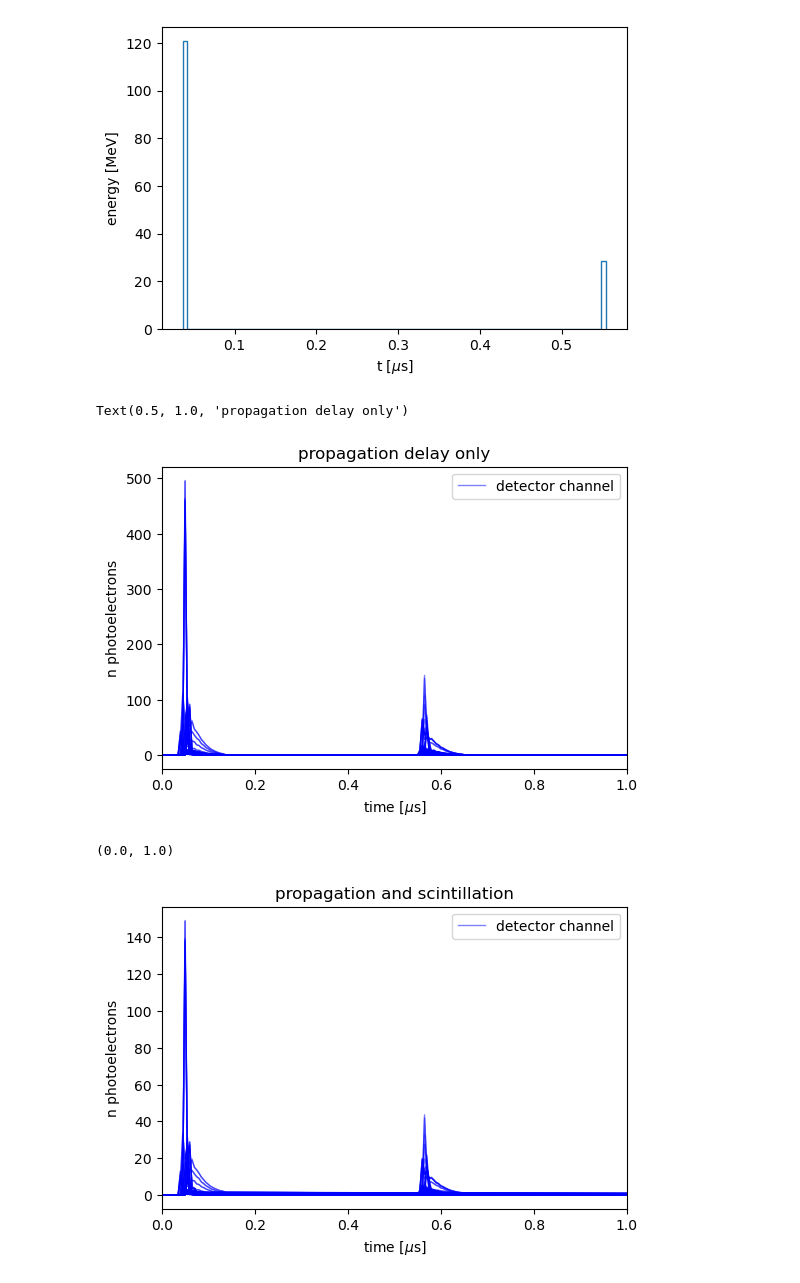
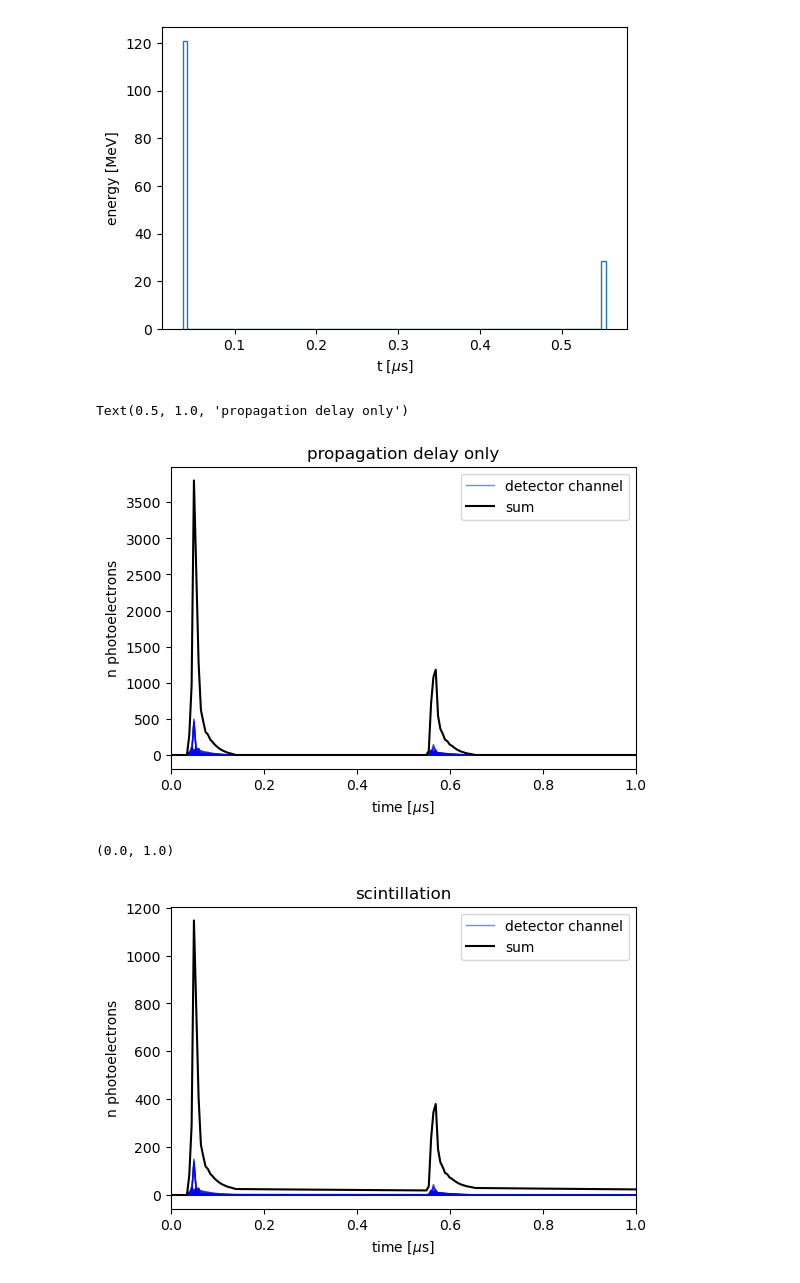
Before and after one commit to DUNE/larnd-sim, a Jupyter notebook: examples/Light signals.ipynb, the cells around one changed output. Drawn from its saved outputs; the diff is of its cells as text; code cells hidden in the pictures.

```diff
--- a/examples/Light signals.ipynb
+++ b/examples/Light signals.ipynb
@@ -430,7 +431,7 @@ for idet in range(light_sample_inc.shape[0]):
     plt.plot(np.arange(light_sample_inc.shape[1]) * LIGHT_TICK_SIZE + light_t_start, light_sample_inc[idet].get(),
              label='detector channel' if idet == 0 else None, color='b', lw=1, alpha=0.5)
 
-# plt.plot(np.arange(light_sample_inc.shape[1]) * LIGHT_TICK_SIZE + light_t_start, light_sample_inc.sum(axis=0).get(), label='sum', color='k')
+plt.plot(np.arange(light_sample_inc.shape[1]) * LIGHT_TICK_SIZE + light_t_start, light_sample_inc.sum(axis=0).get(), label='sum', color='k')
 plt.xlabel(r'time [$\mu$s]')
 plt.ylabel('n photoelectrons')
 plt.xlim(0,1)
@@ -438,7 +439,7 @@ plt.legend()
 plt.title('propagation delay only')
 # %% [output]
 Text(0.5, 1.0, 'propagation delay only')
-[figure, old version]
+[figure, new version]
 # %%
 RangePush("sim_scintillation")
 light_sample_inc_scint = cp.zeros_like(light_sample_inc)
@@ -451,19 +452,19 @@ RangePop()
 # %%
 plt.figure(dpi=100)
 for idet in range(light_sample_inc_scint.shape[0]):
     plt.plot(np.arange(light_sample_inc_scint.shape[1]) * LIGHT_TICK_SIZE + light_t_start, light_sample_inc_scint[idet].get(),
              label='detector channel' if idet == 0 else None, color='b', lw=1, alpha=0.5)
 
-# plt.plot(np.arange(light_sample_inc_scint.shape[1]) * LIGHT_TICK_SIZE + light_t_start, light_sample_inc_scint.sum(axis=0).get(),
-#          label='sum', color='k')
+plt.plot(np.arange(light_sample_inc_scint.shape[1]) * LIGHT_TICK_SIZE + light_t_start, light_sample_inc_scint.sum(axis=0).get(),
+         label='sum', color='k')
 plt.xlabel(r'time [$\mu$s]')
 plt.ylabel('n photoelectrons')
 plt.legend()
-plt.title('propagation and scintillation')
+plt.title('scintillation')
 plt.xlim(0,1)
 # %% [output]
 (0.0, 1.0)
-[figure, old version]
+[figure, new version]
 # %%
 plt.figure(dpi=100)
 for idet in range(light_sample_inc_disc.shape[0]):
```
Also changed, not shown: parts of 6 cells of this notebook, 3 other files.
